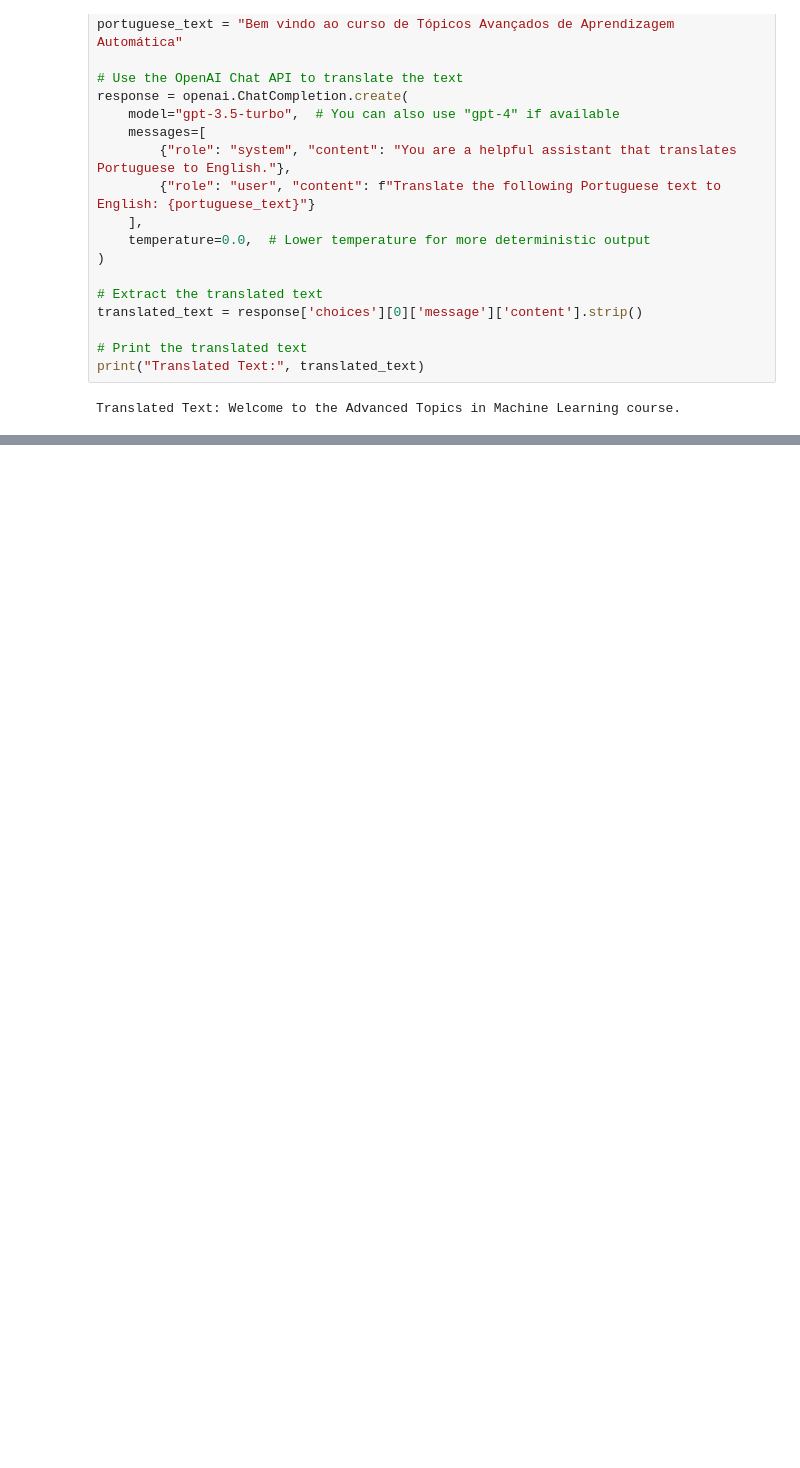
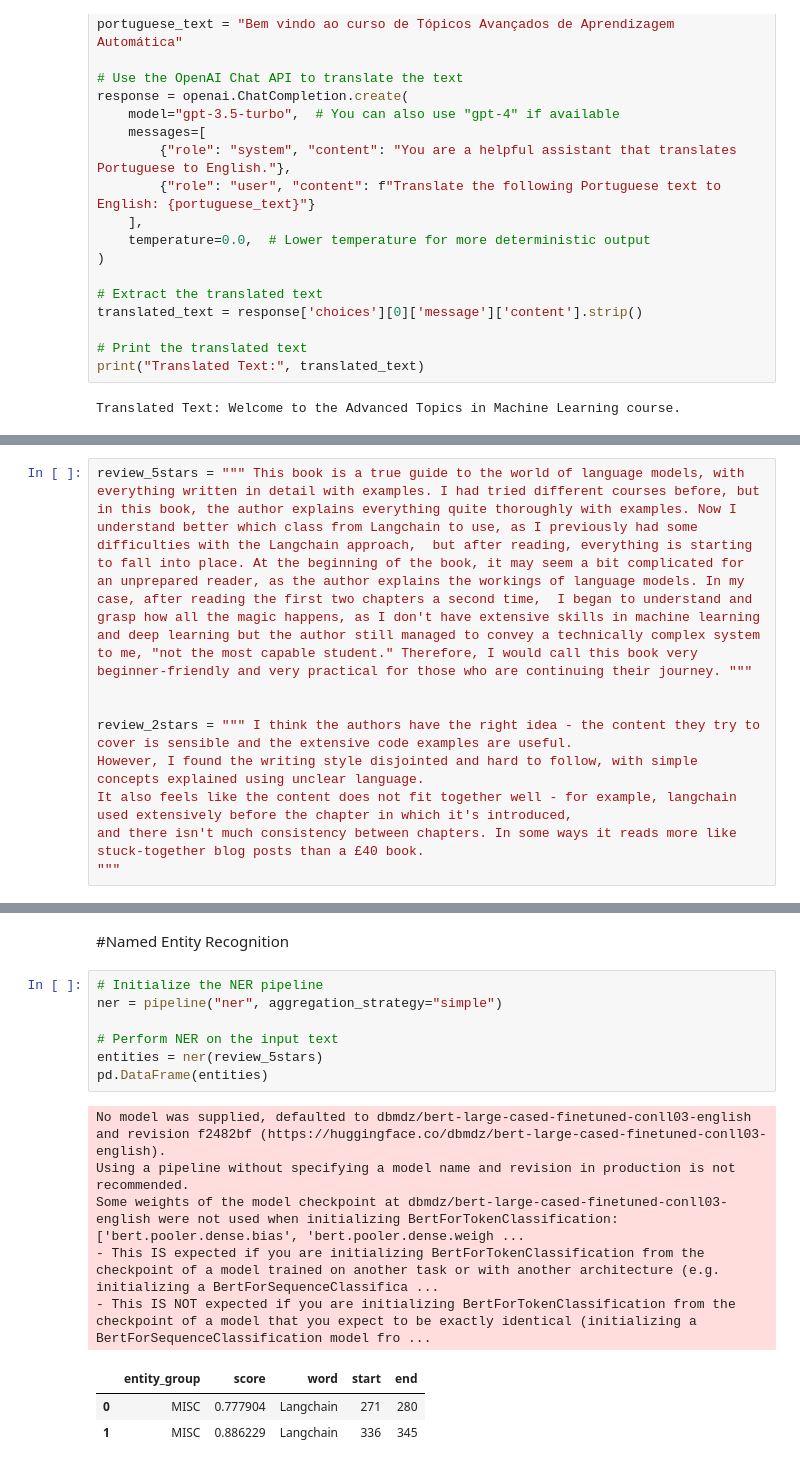
Before and after one commit to PedroGFerreira/AdvancedTopicsMachineLeaning, a Jupyter notebook: TAAC_nb1_Translation.ipynb, the cells around one changed output, grey strips where cells are left out. Cells and saved outputs as stored; diff of their text form; blank space fills up the shorter version.

```diff
--- a/TAAC_nb1_Translation.ipynb
+++ b/TAAC_nb1_Translation.ipynb
@@ -120,0 +154,9 @@ Translated Text: Welcome to the Advanced Topics in Machine Learning course.
+# %%
+review_5stars = """ This book is a true guide to the world of language models, with everything written in detail with examples. I had tried different courses before, but in this book, the author explains everything quite thoroughly with examples. Now I understand better which class from Langchain to use, as I previously had some difficulties with the Langchain approach,  but after reading, everything is starting to fall into place. At the beginning of the book, it may seem a bit complicated for an unprepared reader, as the author explains the workings of language models. In my case, after reading the first two chapters a second time,  I began to understand and grasp how all the magic happens, as I don't have extensive skills in machine learning and deep learning but the author still managed to convey a technically complex system to me, "not the most capable student." Therefore, I would call this book very beginner-friendly and very practical for those who are continuing their journey. """
+
+
+review_2stars = """ I think the authors have the right idea - the content they try to cover is sensible and the extensive code examples are useful.
+However, I found the writing style disjointed and hard to follow, with simple concepts explained using unclear language.
+It also feels like the content does not fit together well - for example, langchain used extensively before the chapter in which it's introduced,
+and there isn't much consistency between chapters. In some ways it reads more like stuck-together blog posts than a £40 book.
+"""
@@ -120,0 +203,18 @@ Translated Text: Welcome to the Advanced Topics in Machine Learning course.
+# %% [markdown]
+#Named Entity Recognition
+# %%
+# Initialize the NER pipeline
+ner = pipeline("ner", aggregation_strategy="simple")
+
+# Perform NER on the input text
+entities = ner(review_5stars)
+pd.DataFrame(entities)
+# %% [output]
+No model was supplied, defaulted to dbmdz/bert-large-cased-finetuned-conll03-english and revision f2482bf (https://huggingface.co/dbmdz/bert-large-cased-finetuned-conll03-english).
+Using a pipeline without specifying a model name and revision in production is not recommended.
+Some weights of the model checkpoint at dbmdz/bert-large-cased-finetuned-conll03-english were not used when initializing BertForTokenClassification: ['bert.pooler.dense.bias', 'bert.pooler.dense.weigh ...
+- This IS expected if you are initializing BertForTokenClassification from the checkpoint of a model trained on another task or with another architecture (e.g. initializing a BertForSequenceClassifica ...
+- This IS NOT expected if you are initializing BertForTokenClassification from the checkpoint of a model that you expect to be exactly identical (initializing a BertForSequenceClassification model fro ...
+|  | entity_group | score | word | start | end |
+| 0 | MISC | 0.777904 | Langchain | 271 | 280 |
+| 1 | MISC | 0.886229 | Langchain | 336 | 345 |
```
Also changed, not shown: parts of 14 cells of this notebook.
